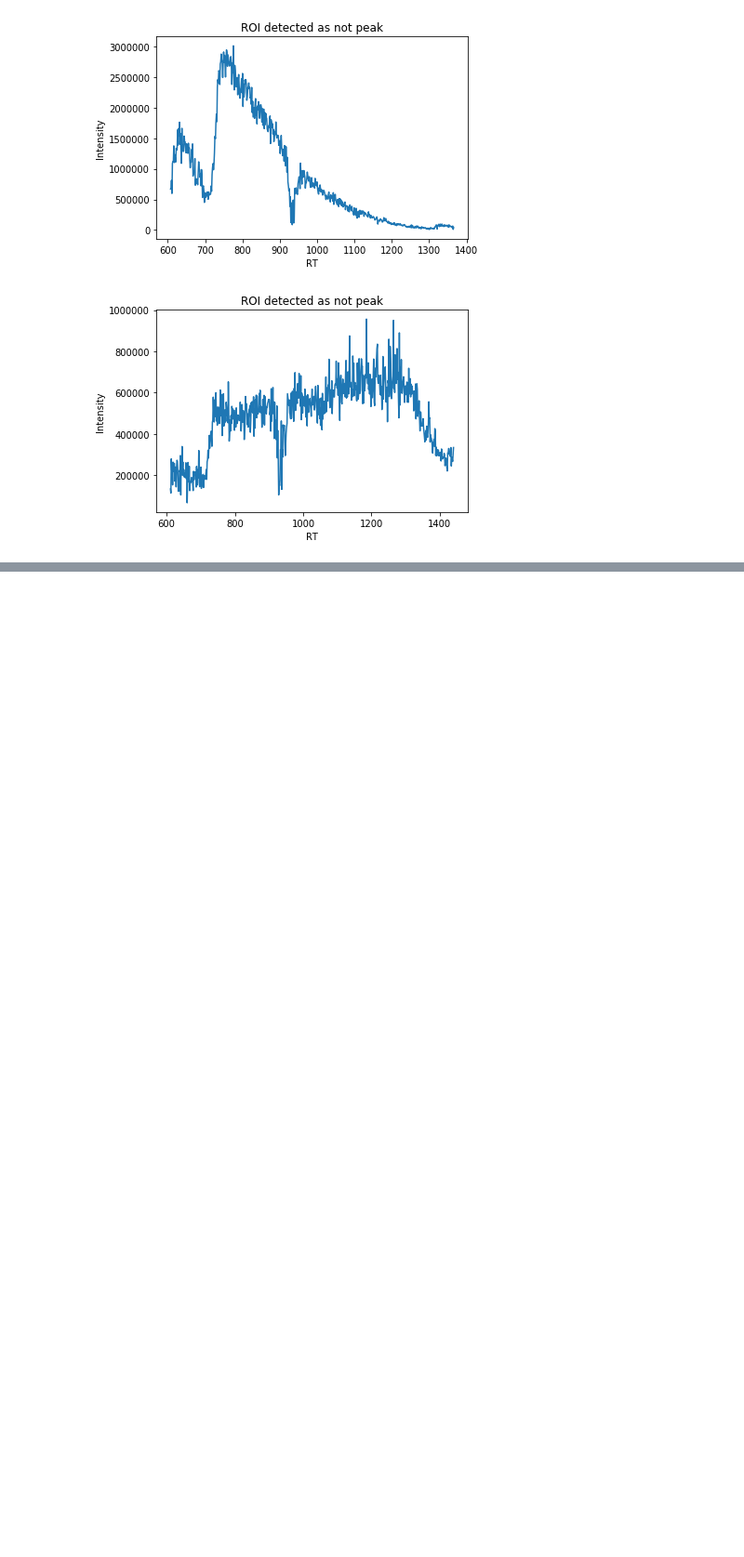
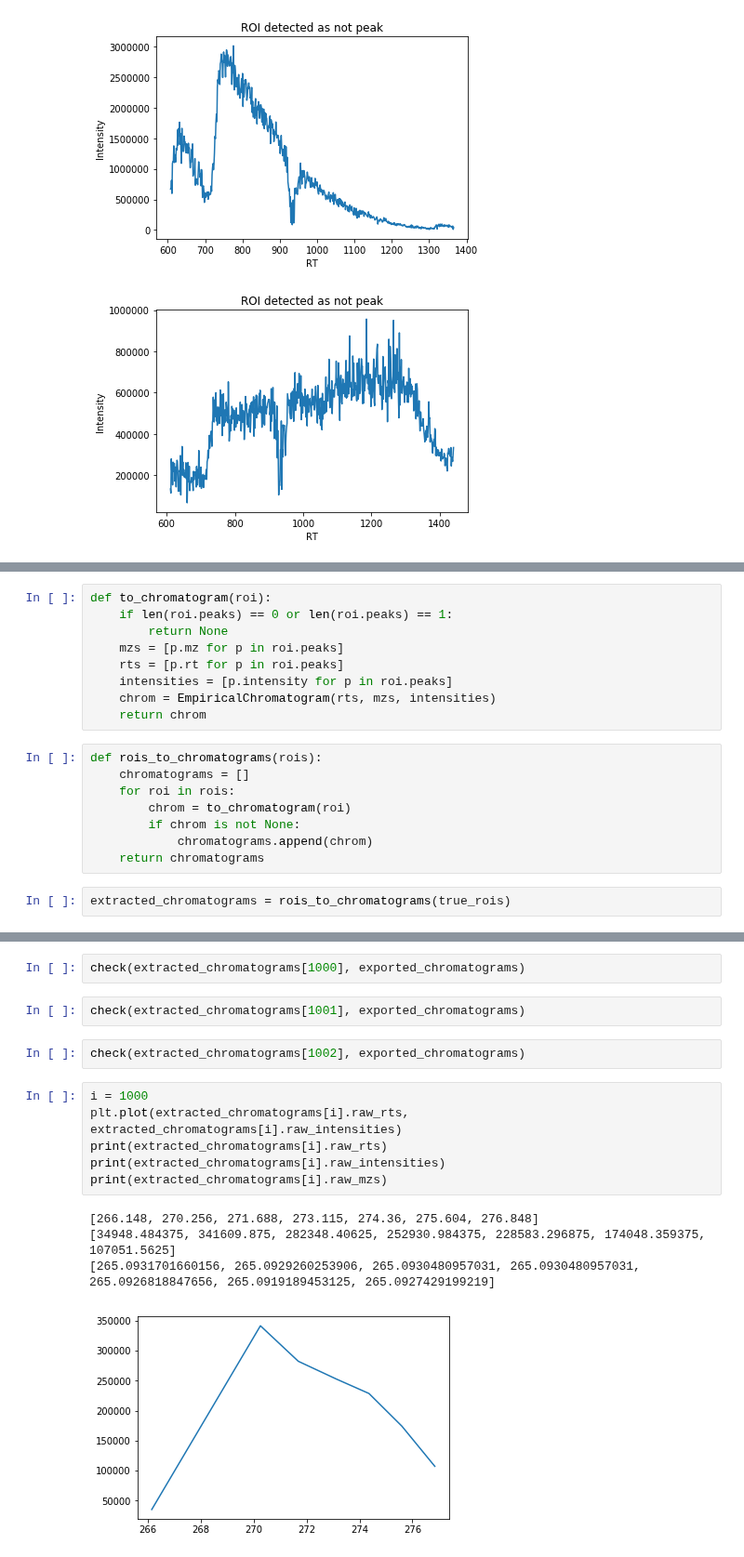
Before and after one commit to sdrogers/clms, a Jupyter notebook: Simulator/notebooks/roi_extraction.ipynb, the cells around one changed output, grey strips where cells are left out. Shown at 93% size. Saved outputs shown, nothing was run; the diff lists cells and outputs as text; blank space fills up the shorter version.

```diff
--- a/Simulator/notebooks/roi_extraction.ipynb
+++ b/Simulator/notebooks/roi_extraction.ipynb
@@ -241,0 +249,19 @@ plot_roi(false_rois, 500, 'ROI detected as not peak')
+# %%
+def to_chromatogram(roi):
+    if len(roi.peaks) == 0 or len(roi.peaks) == 1:
+        return None
+    mzs = [p.mz for p in roi.peaks]
+    rts = [p.rt for p in roi.peaks]
+    intensities = [p.intensity for p in roi.peaks]
+    chrom = EmpiricalChromatogram(rts, mzs, intensities)
+    return chrom
+# %%
+def rois_to_chromatograms(rois):
+    chromatograms = []
+    for roi in rois:
+        chrom = to_chromatogram(roi)
+        if chrom is not None:
+            chromatograms.append(chrom)
+    return chromatograms
+# %%
+extracted_chromatograms = rois_to_chromatograms(true_rois)
@@ -241,0 +298,17 @@ plot_roi(false_rois, 500, 'ROI detected as not peak')
+# %%
+check(extracted_chromatograms[1000], exported_chromatograms)
+# %%
+check(extracted_chromatograms[1001], exported_chromatograms)
+# %%
+check(extracted_chromatograms[1002], exported_chromatograms)
+# %%
+i = 1000
+plt.plot(extracted_chromatograms[i].raw_rts, extracted_chromatograms[i].raw_intensities)
+print(extracted_chromatograms[i].raw_rts)
+print(extracted_chromatograms[i].raw_intensities)
+print(extracted_chromatograms[i].raw_mzs)
+# %% [output]
+[266.148, 270.256, 271.688, 273.115, 274.36, 275.604, 276.848]
+[34948.484375, 341609.875, 282348.40625, 252930.984375, 228583.296875, 174048.359375, 107051.5625]
+[265.0931701660156, 265.0929260253906, 265.0930480957031, 265.0930480957031, 265.0926818847656, 265.0919189453125, 265.0927429199219]
+[figure, added]
```
Also changed, not shown: parts of 9 cells of this notebook.
